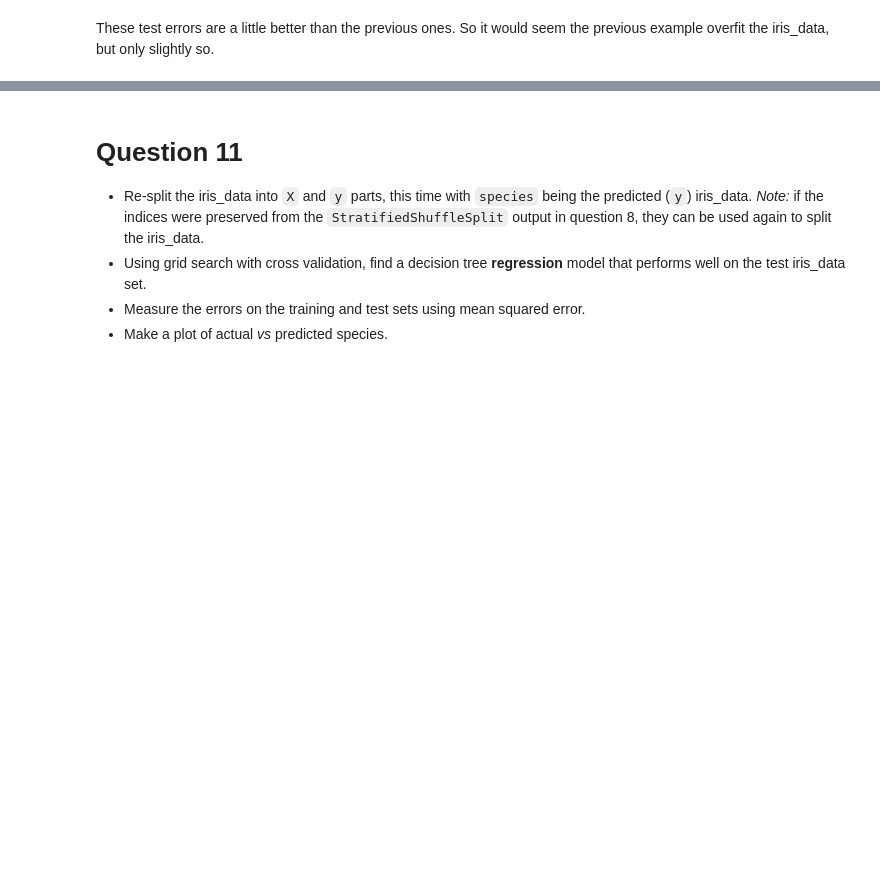
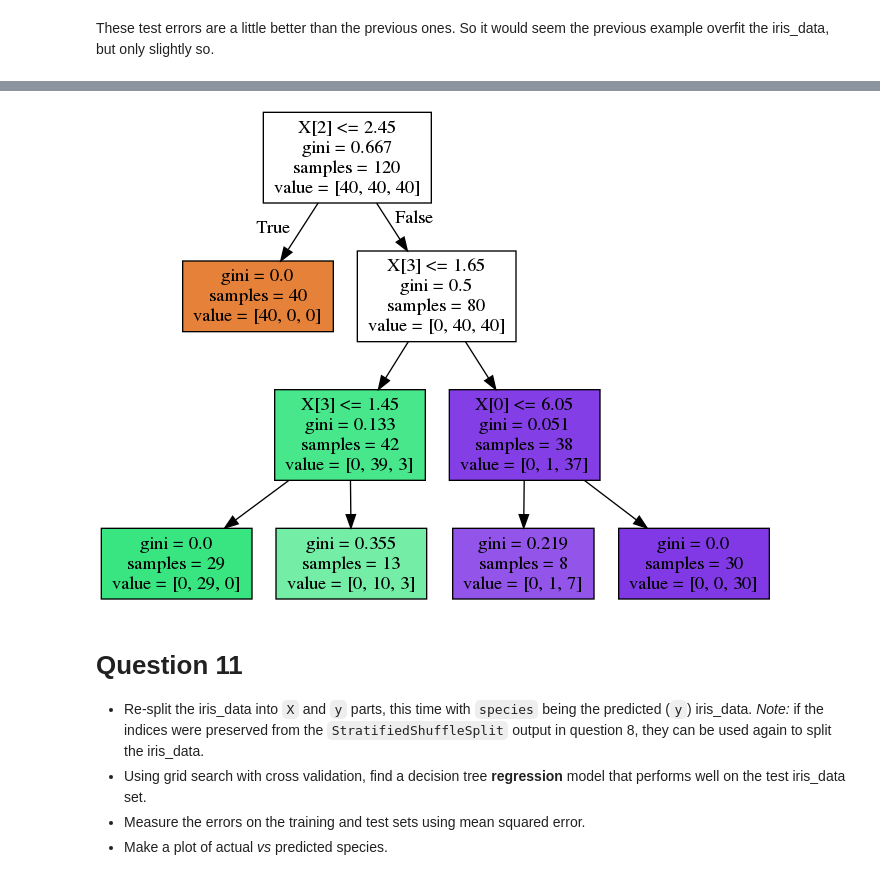
Before and after one commit to olszewskip/Intel_ML_501, a Jupyter notebook: week8/Week8_Decision_Trees_HW.ipynb, the cells around one changed output, grey strips where cells are left out. Cells and saved outputs as stored; diff of their text form; code cells hidden in the pictures; blank space fills up the shorter version.

```diff
--- a/week8/Week8_Decision_Trees_HW.ipynb
+++ b/week8/Week8_Decision_Trees_HW.ipynb
@@ -359,2 +499,15 @@ The decision tree predicts a little better on the training iris_data than the te
+# %%
+from sklearn.model_selection import GridSearchCV
+
+param_grid = {'max_depth': [1,3,5],
+              'max_features': [1,2,3,4]}
+
+GR_iris = GridSearchCV(DecisionTreeClassifier(random_state=42),
+                  param_grid=param_grid,
+                  scoring='accuracy',
+                  n_jobs=-1,
+                 cv = 4)
+
+GR_iris = GR_iris.fit(X_train, y_train)
 # %% [markdown]
 The number of nodes and the maximum depth of the tree.
@@ -363,3 +543,22 @@ These test errors are a little better than the previous ones. So it would seem t
+# %%
+if pydotplus_installed:
+
+    # Create an output destination for the file
+    dot_data = StringIO()
+
+    export_graphviz(GR_iris.best_estimator_, out_file=dot_data, filled=True)
+    graph = pydotplus.graph_from_dot_data(dot_data.getvalue())
+
+    # View the tree image
+    filename = 'iris_bare_tree.png'
+    graph.write_png(filename)
+    img = Image(filename=filename)
+    display(img)
+
+else:
+    print('This cell not executed because PyDotPlus could not be loaded.')
+# %% [output]
+[figure, added]
 # %% [markdown]
 # Question 11
 
```
Also changed, not shown: parts of 27 cells of this notebook.
